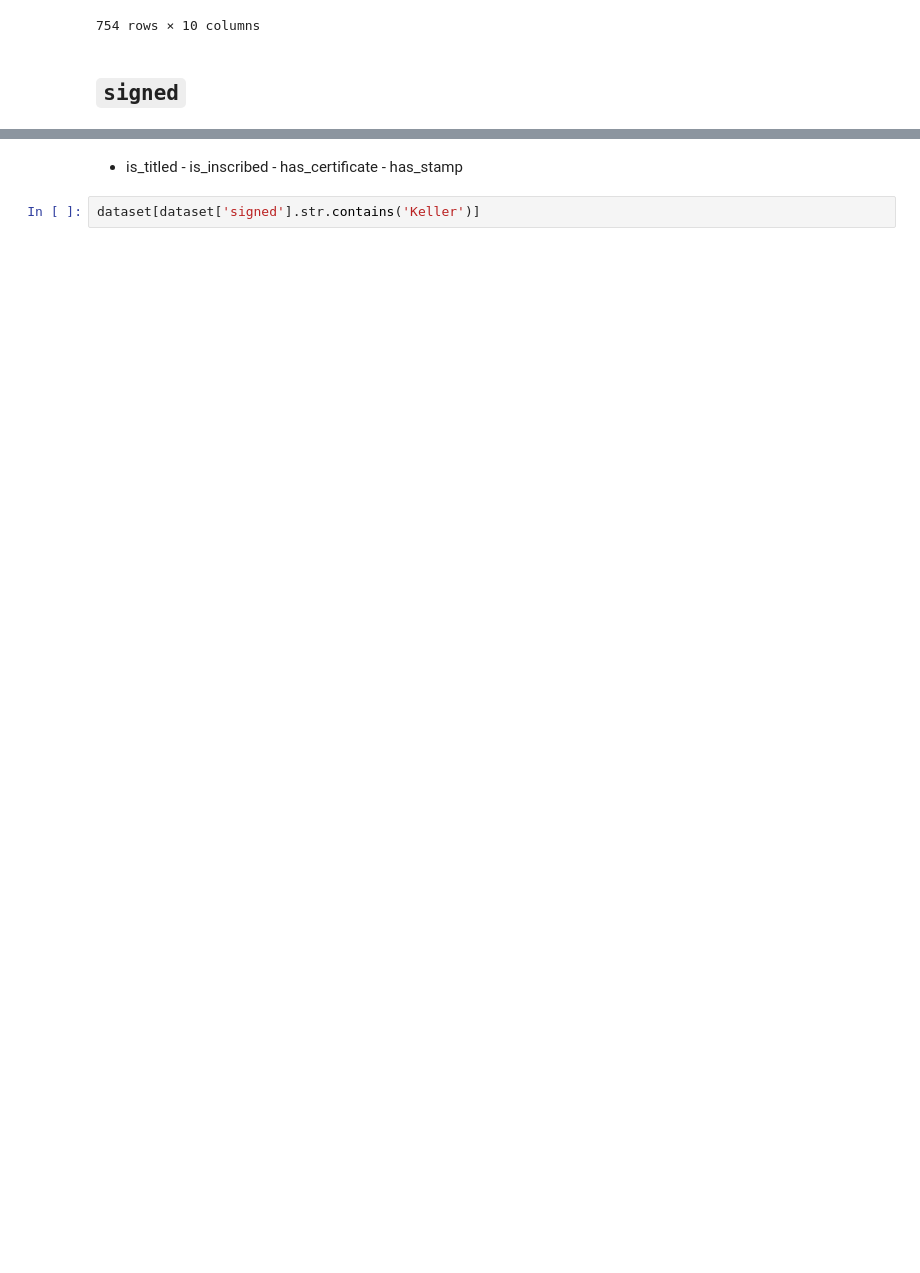
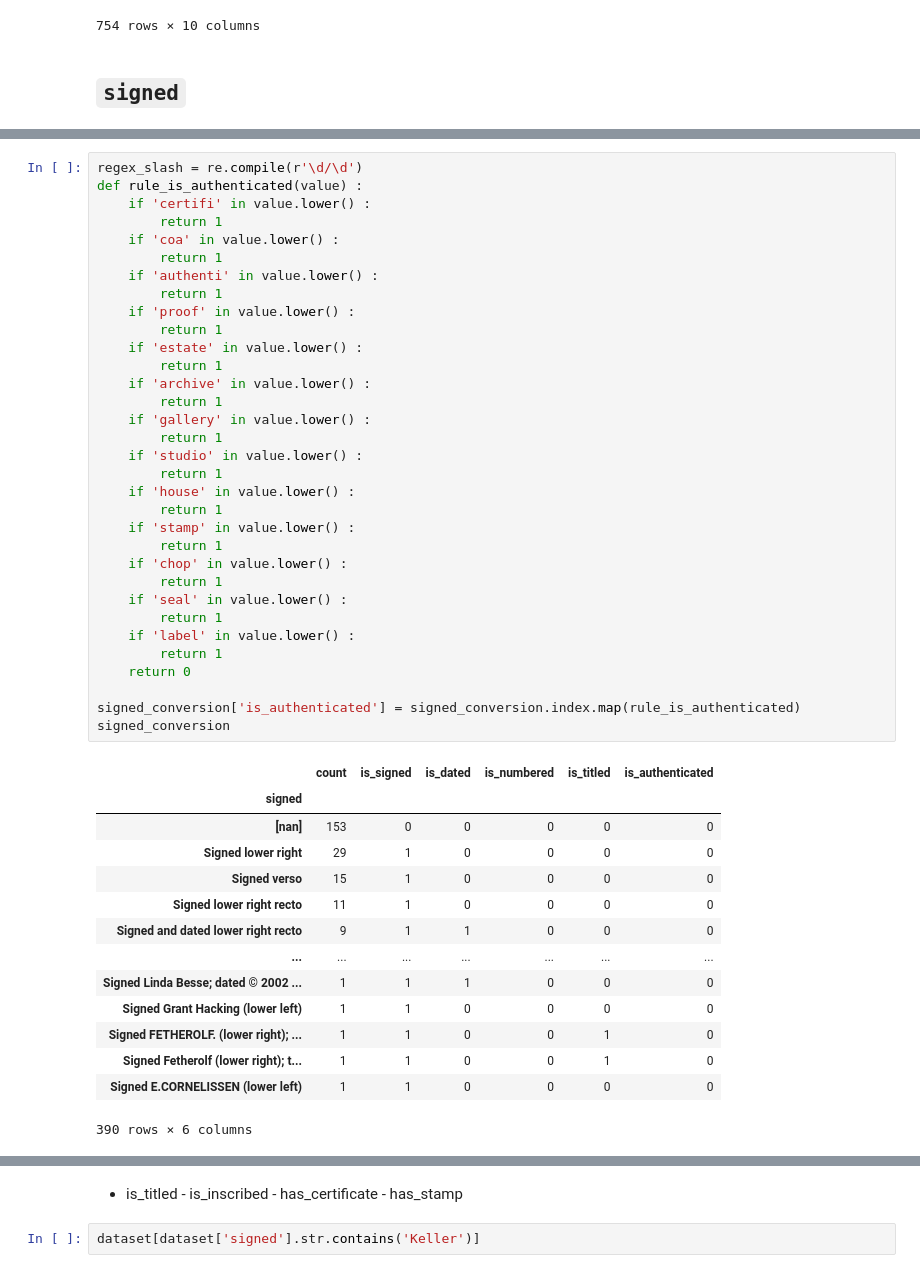
Before and after one commit to homeworkace/arthur, a Jupyter notebook: Mid-term.ipynb, the cells around one changed output, grey strips where cells are left out. Saved outputs shown, nothing was run; the diff lists cells and outputs as text; blank space fills up the shorter version.

```diff
--- a/Mid-term.ipynb
+++ b/Mid-term.ipynb
@@ -752 +747,49 @@ signed_conversion
 390 rows × 5 columns
+# %%
+regex_slash = re.compile(r'\d/\d')
+def rule_is_authenticated(value) :
+    if 'certifi' in value.lower() :
+        return 1
+    if 'coa' in value.lower() :
+        return 1
+    if 'authenti' in value.lower() :
+        return 1
+    if 'proof' in value.lower() :
+        return 1
+    if 'estate' in value.lower() :
+        return 1
+    if 'archive' in value.lower() :
+        return 1
+    if 'gallery' in value.lower() :
+        return 1
+    if 'studio' in value.lower() :
+        return 1
+    if 'house' in value.lower() :
+        return 1
+    if 'stamp' in value.lower() :
+        return 1
+    if 'chop' in value.lower() :
+        return 1
+    if 'seal' in value.lower() :
+        return 1
+    if 'label' in value.lower() :
+        return 1
+    return 0
+
+signed_conversion['is_authenticated'] = signed_conversion.index.map(rule_is_authenticated)
+signed_conversion
+# %% [output]
+|  | count | is_signed | is_dated | is_numbered | is_titled | is_authenticated |
+| signed |  |  |  |  |  |  |
+| [nan] | 153 | 0 | 0 | 0 | 0 | 0 |
+| Signed lower right | 29 | 1 | 0 | 0 | 0 | 0 |
+| Signed verso | 15 | 1 | 0 | 0 | 0 | 0 |
+| Signed lower right recto | 11 | 1 | 0 | 0 | 0 | 0 |
+| Signed and dated lower right recto | 9 | 1 | 1 | 0 | 0 | 0 |
+| ... | ... | ... | ... | ... | ... | ... |
+| Signed Linda Besse; dated © 2002 ... | 1 | 1 | 1 | 0 | 0 | 0 |
+| Signed Grant Hacking (lower left) | 1 | 1 | 0 | 0 | 0 | 0 |
+| Signed FETHEROLF. (lower right); ... | 1 | 1 | 0 | 0 | 1 | 0 |
+| Signed Fetherolf (lower right); t... | 1 | 1 | 0 | 0 | 1 | 0 |
+| Signed E.CORNELISSEN (lower left) | 1 | 1 | 0 | 0 | 0 | 0 |
+390 rows × 6 columns
```
Also changed, not shown: parts of 10 cells of this notebook.
